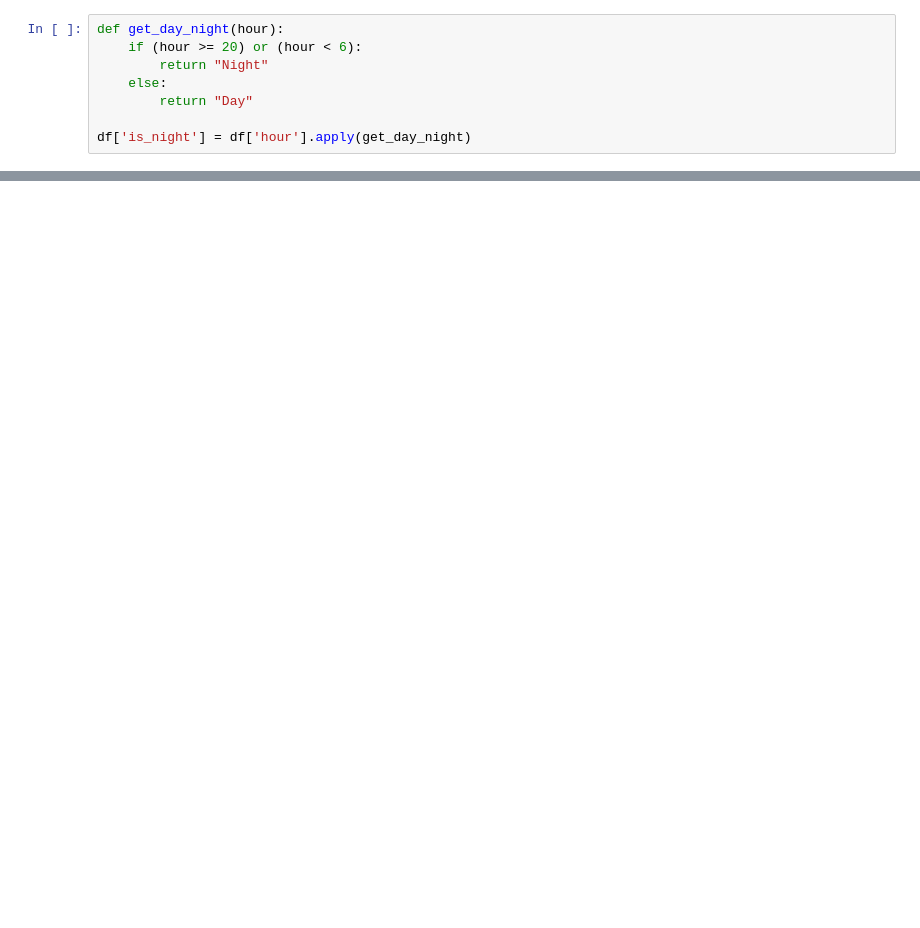
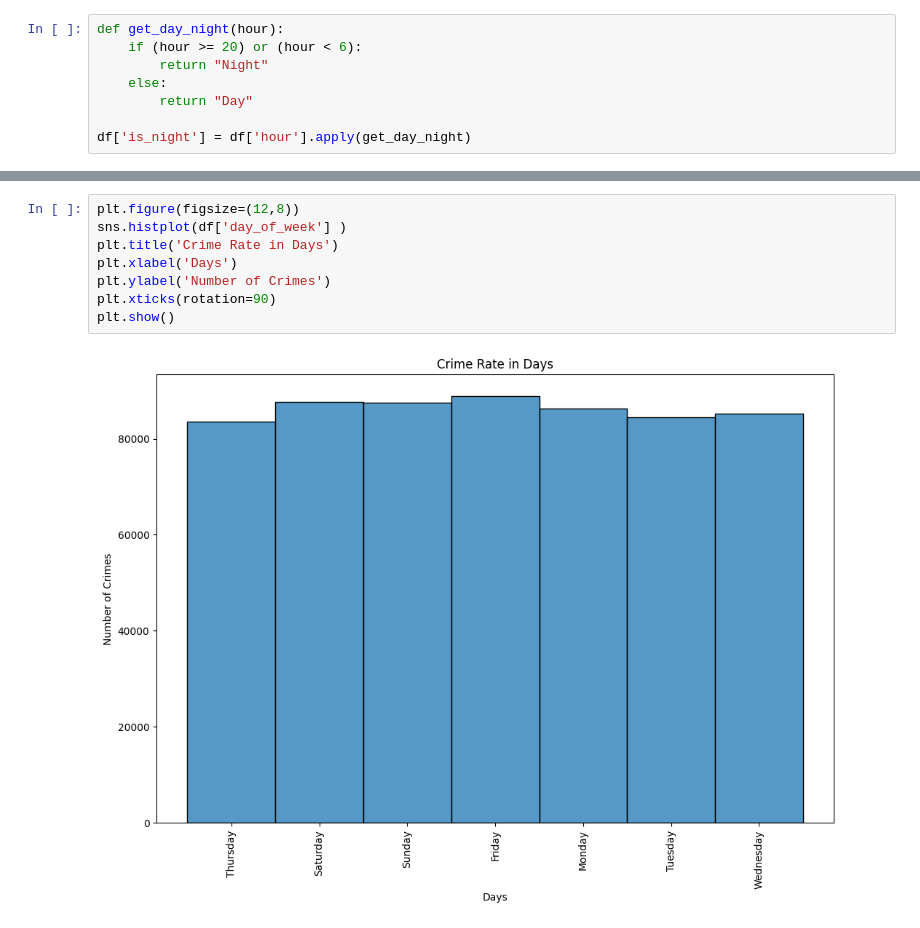
Before and after one commit to khalidkhankakar/EDA-projects-for-Machine-Learning, a Jupyter notebook: Chicago Crimes/main.ipynb, the cells around one changed output, grey strips where cells are left out. Drawn from its saved outputs; the diff is of its cells as text; blank space fills up the shorter version.

```diff
--- a/Chicago Crimes/main.ipynb
+++ b/Chicago Crimes/main.ipynb
@@ -139,0 +193,10 @@ df['is_night'] = df['hour'].apply(get_day_night)
+# %%
+plt.figure(figsize=(12,8))
+sns.histplot(df['day_of_week'] )
+plt.title('Crime Rate in Days')
+plt.xlabel('Days')
+plt.ylabel('Number of Crimes')
+plt.xticks(rotation=90)
+plt.show()
+# %% [output]
+[figure, added]
```
Also changed, not shown: parts of 13 cells of this notebook, 2 other files.
